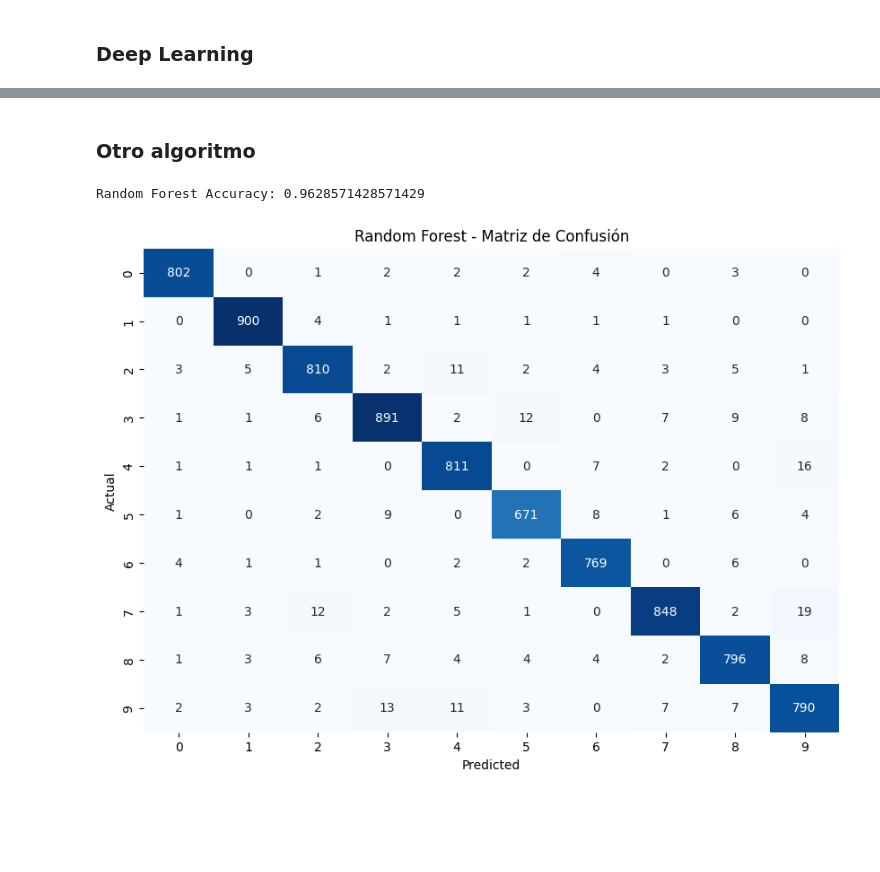
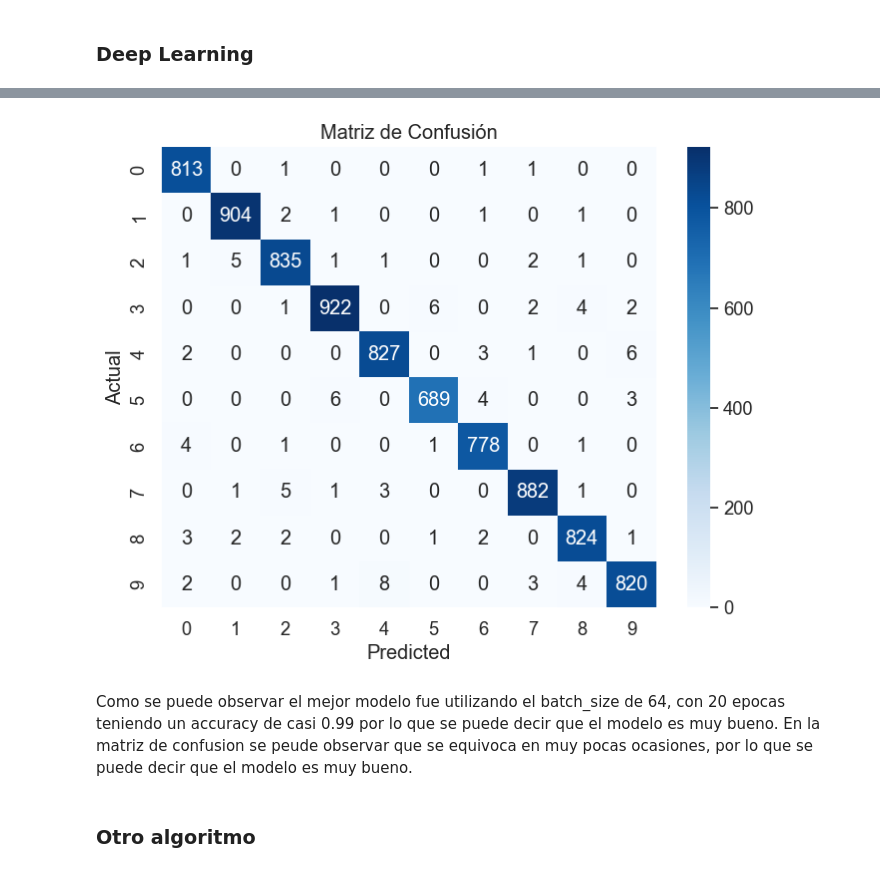
Before and after one commit to JuanDiegoAvila/Lab3_DS, a Jupyter notebook: lab3.ipynb, the cells around one changed output, grey strips where cells are left out. Cells and saved outputs as stored; diff of their text form; code cells hidden in the pictures; blank space fills up the shorter version.

```diff
--- a/lab3.ipynb
+++ b/lab3.ipynb
@@ -54,3 +71,21 @@ plt.show()
 Se puede ver que esta balanceada la cantidad de datos de cada clase, por lo que no es necesario hacer un balanceo de datos.
 # %% [markdown]
 ### Red neuronal simple
+# %%
+
+
+
+param_grid = {
+    'hidden_layer_sizes': [(50,), (100,), (50, 50)]
+}
+
+model = MLPClassifier(max_iter=1000, random_state=42)
+
+grid_search = GridSearchCV(model, param_grid, cv=3, n_jobs=-1)
+grid_search.fit(X_train, y_train)
+
+best_params = grid_search.best_params_
+best_model = grid_search.best_estimator_
+
+
+print("Mejores hiperparámetros:", best_params)
@@ -223,0 +164,24 @@ Como se puede ver el modelo utilizando hidden_layer_sizes = (50,) tiene un buen
+# %%
+from sklearn.metrics import multilabel_confusion_matrix, classification_report
+
+# Predecir las etiquetas en el conjunto de prueba
+y_pred = best_model.predict(X_test)
+
+# Convertir y_test de indicador multiclase a etiquetas enteras
+y_test_classes = np.argmax(y_test, axis=1)
+
+# Calcular la matriz de confusión
+confusion = confusion_matrix(y_test_classes, y_pred)
+
+# Crear una figura y un eje
+plt.figure(figsize=(8, 6))
+sns.set(font_scale=1.2)  # Escala de fuente para una mejor legibilidad
+
+# Crear el mapa de calor de la matriz de confusión
+sns.heatmap(confusion, annot=True, fmt="d", cmap="Blues")
+
+plt.xlabel("Predicted")
+plt.ylabel("Actual")
+plt.title("Matriz de Confusión")
+plt.show()
+# %% [output]
@@ -224,29 +189,5 @@ Como se puede ver el modelo utilizando hidden_layer_sizes = (50,) tiene un buen
+[figure, added]
+# %% [markdown]
+Como se puede observar el mejor modelo fue utilizando el batch_size de 64, con 20 epocas teniendo un accuracy de casi 0.99 por lo que se puede decir que el modelo es muy bueno. En la matriz de confusion se peude observar que se equivoca en muy pocas ocasiones, por lo que se puede decir que el modelo es muy bueno.
 # %% [markdown]
 ###  Otro algoritmo
-# %%
-from sklearn.ensemble import RandomForestClassifier
-
-# Crear una instancia del modelo de Random Forest
-rf_model = RandomForestClassifier(n_estimators=100, random_state=42)
-
-# Entrenar el modelo en el conjunto de entrenamiento
-rf_model.fit(X_train, y_train)
-
-# Realizar predicciones en el conjunto de prueba
-y_pred_rf = rf_model.predict(X_test)
-
-# Calcular y mostrar la precisión del modelo de Random Forest
-accuracy_rf = accuracy_score(y_test, y_pred_rf)
-print('Random Forest Accuracy:', accuracy_rf)
-
-# Crear y mostrar la matriz de confusión para el modelo de Random Forest
-conf_matrix_rf = confusion_matrix(y_test, y_pred_rf)
-plt.figure(figsize=(10, 7))
-sns.heatmap(conf_matrix_rf, annot=True, fmt="d", cmap="Blues", cbar=False)
-plt.xlabel("Predicted")
-plt.ylabel("Actual")
-plt.title("Random Forest - Matriz de Confusión")
-plt.show()
-# %% [output]
-Random Forest Accuracy: 0.9628571428571429
-[figure, removed]
```
Also changed, not shown: parts of 27 cells of this notebook, 12 other files.
